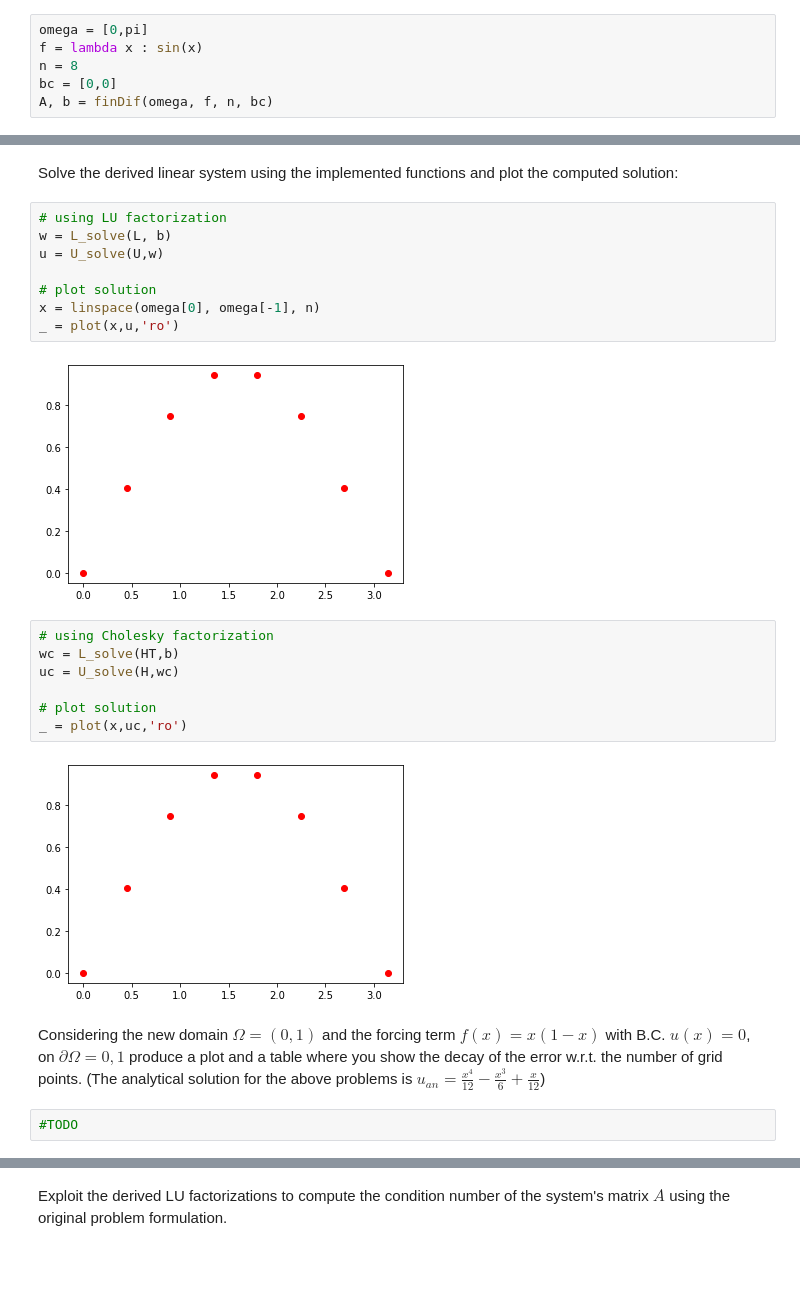
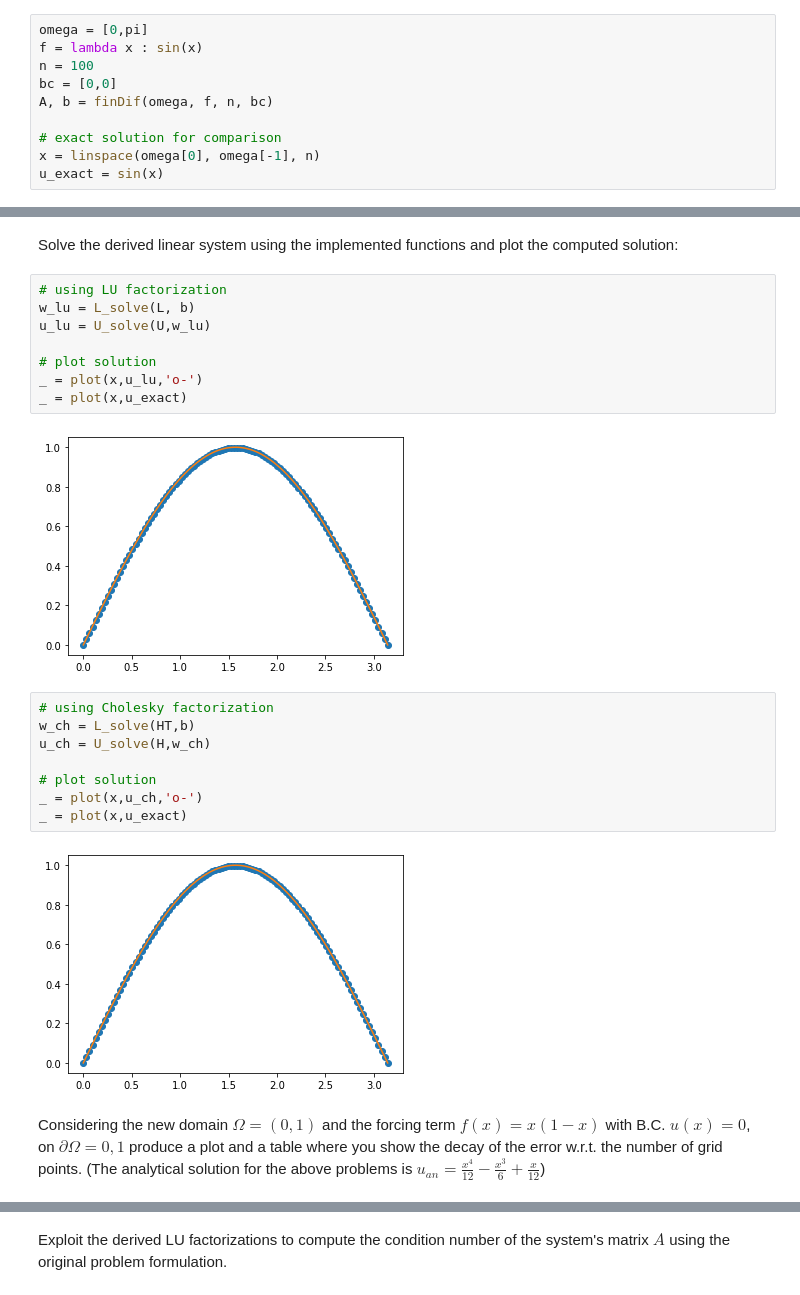
Before and after one commit to mapenzo-ph/numerical-analysis-2021-2022, a Jupyter notebook: FinalProject_2021_2022.ipynb, the cells around one changed output, grey strips where cells are left out. Drawn from its saved outputs; the diff is of its cells as text; blank space fills up the shorter version.

```diff
--- a/FinalProject_2021_2022.ipynb
+++ b/FinalProject_2021_2022.ipynb
@@ -55,9 +55,13 @@ Call the function using:
 # %%
 omega = [0,pi]
 f = lambda x : sin(x)
-n = 8
+n = 100
 bc = [0,0]
 A, b = finDif(omega, f, n, bc)
+
+# exact solution for comparison
+x = linspace(omega[0], omega[-1], n)
+u_exact = sin(x)
 # %% [markdown]
 Implement two functions that compute the LU and the Cholesky factorization of the system matrix $A$
 # %%
@@ -136,25 +140,24 @@ def U_solve(U,rhs):
 Solve the derived linear system using the implemented functions and plot the computed solution:
 # %%
 # using LU factorization
-w = L_solve(L, b)
-u = U_solve(U,w)
+w_lu = L_solve(L, b)
+u_lu = U_solve(U,w_lu)
 
 # plot solution
-x = linspace(omega[0], omega[-1], n)
-_ = plot(x,u,'ro')
+_ = plot(x,u_lu,'o-')
+_ = plot(x,u_exact)
 # %% [output]
-[figure, old version]
+[figure, new version]
 # %%
 # using Cholesky factorization
-wc = L_solve(HT,b)
-uc = U_solve(H,wc)
+w_ch = L_solve(HT,b)
+u_ch = U_solve(H,w_ch)
 
 # plot solution
-_ = plot(x,uc,'ro')
+_ = plot(x,u_ch,'o-')
+_ = plot(x,u_exact)
 # %% [output]
-[figure, old version]
+[figure, new version]
 # %% [markdown]
 Considering the new domain $\Omega = (0,1)$ and the forcing term $f(x) = x(1-x)$ with B.C. $u(x) = 0$, on $\partial \Omega = {0,1}$ produce a plot and a table where you show the decay of the error w.r.t. the number of grid points.
 (The analytical solution for the above problems is $u_{an} = \frac{x^4}{12} - \frac{x^3}{6} + \frac{x}{12}$)
-# %%
-#TODO
```
Also changed, not shown: parts of 6 cells of this notebook.
